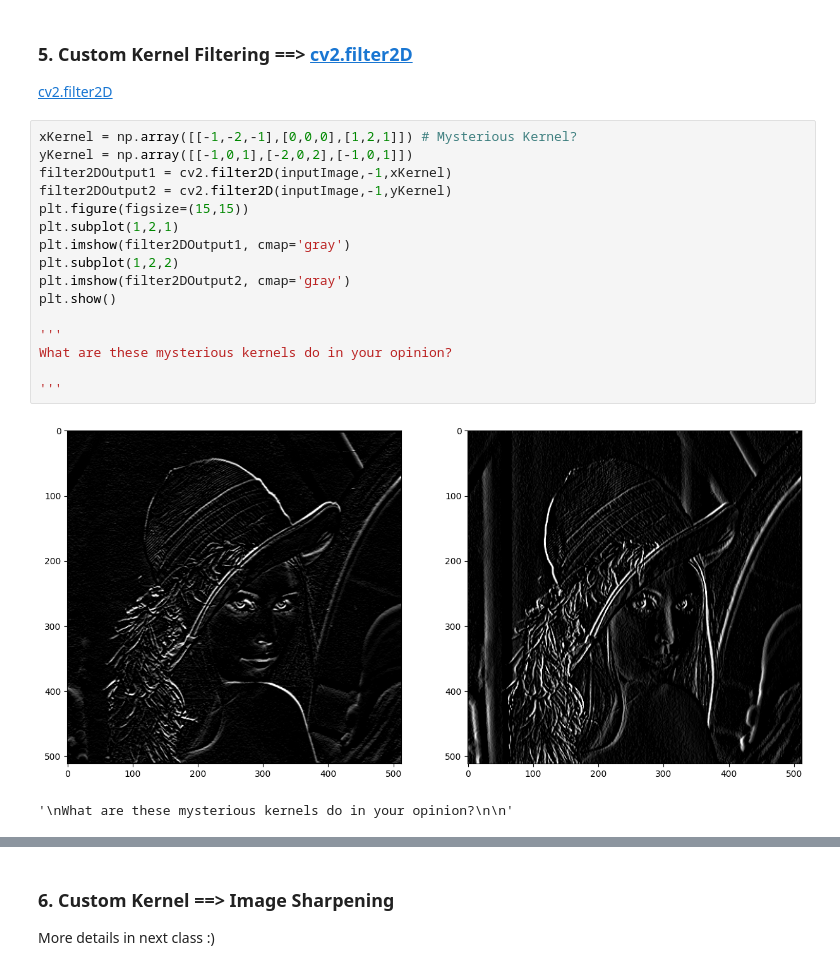
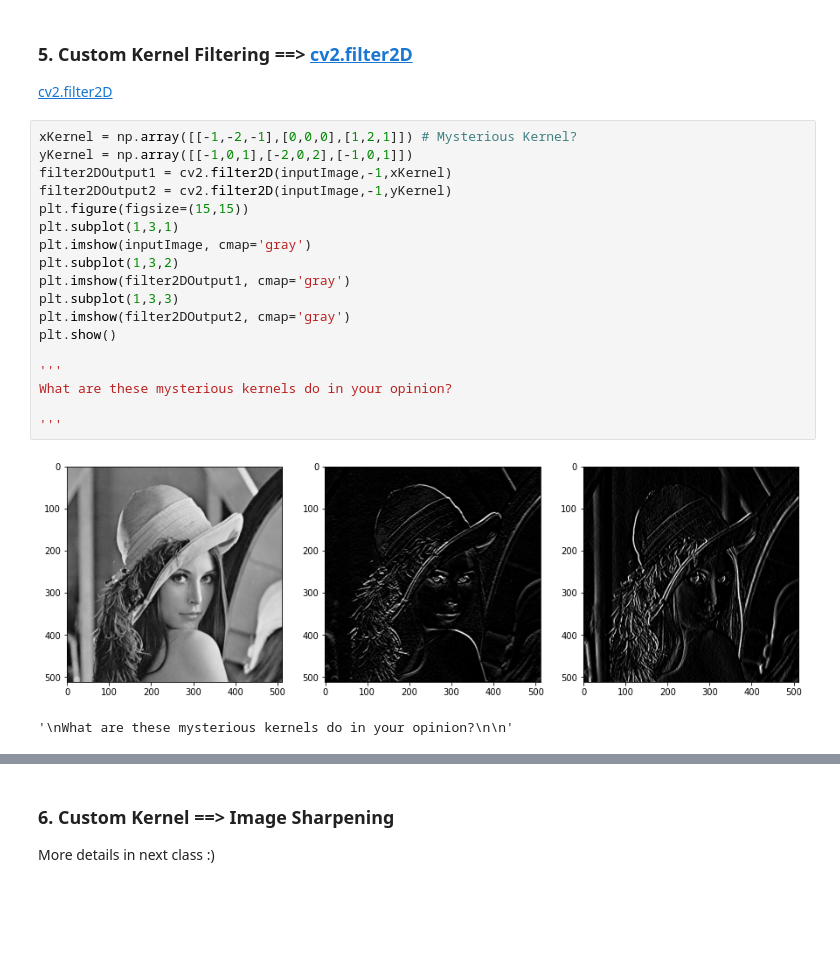
Before and after one commit to Gyoowai/Computer_Vision_2022, a Jupyter notebook: Lab 2 - Basic Numpy & Image Processing.ipynb, the cells around one changed output, grey strips where cells are left out. Saved outputs shown, nothing was run; the diff lists cells and outputs as text; blank space fills up the shorter version.

```diff
--- a/Lab 2 - Basic Numpy & Image Processing.ipynb
+++ b/Lab 2 - Basic Numpy & Image Processing.ipynb
@@ -436,19 +436,21 @@ interactive(children=(IntSlider(value=1, description='d', max=35, min=1, step=2)
 # %%
 xKernel = np.array([[-1,-2,-1],[0,0,0],[1,2,1]]) # Mysterious Kernel?
 yKernel = np.array([[-1,0,1],[-2,0,2],[-1,0,1]])
 filter2DOutput1 = cv2.filter2D(inputImage,-1,xKernel)
 filter2DOutput2 = cv2.filter2D(inputImage,-1,yKernel)
 plt.figure(figsize=(15,15))
-plt.subplot(1,2,1)
+plt.subplot(1,3,1)
+plt.imshow(inputImage, cmap='gray')
+plt.subplot(1,3,2)
 plt.imshow(filter2DOutput1, cmap='gray')
-plt.subplot(1,2,2)
+plt.subplot(1,3,3)
 plt.imshow(filter2DOutput2, cmap='gray')
 plt.show()
 
 '''
 What are these mysterious kernels do in your opinion?
 
 '''
 # %% [output]
-[figure, old version]
+[figure, new version]
 '\nWhat are these mysterious kernels do in your opinion?\n\n'
```
Also changed, not shown: parts of 21 cells of this notebook, 12 other files.
